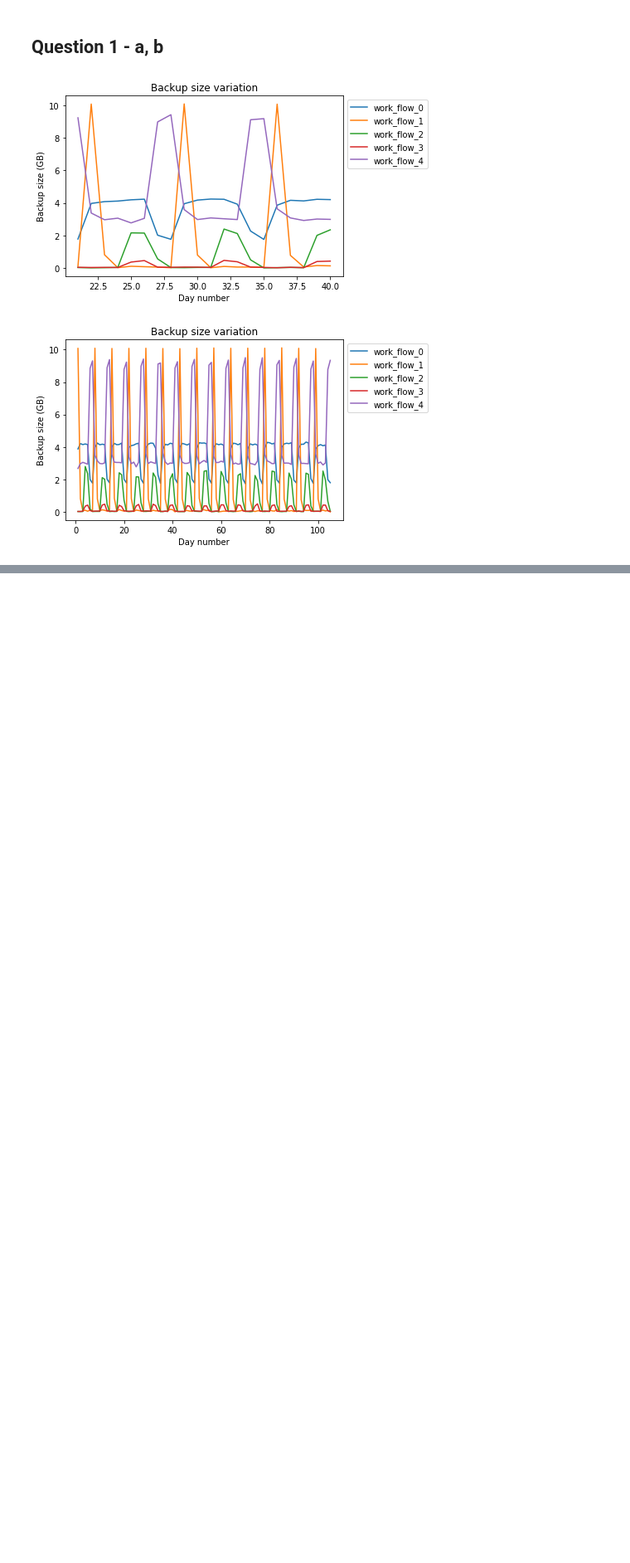
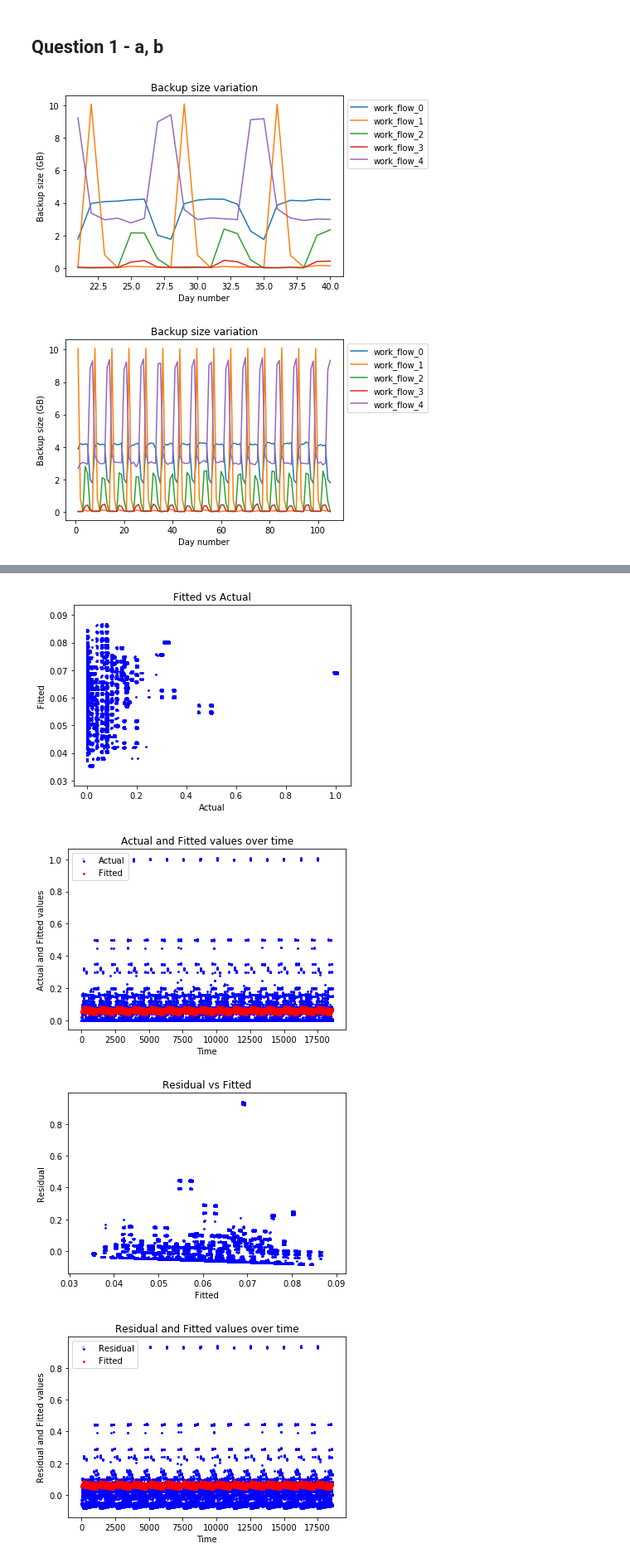
Before and after one commit to TSatyaVasanthReddy/RegressionAnalysis, a Jupyter notebook: Project4vFinal.ipynb, the cells around one changed output, grey strips where cells are left out. Shown at 83% size. Drawn from its saved outputs; the diff is of its cells as text; code cells hidden in the pictures; blank space fills up the shorter version.

```diff
--- a/Project4vFinal.ipynb
+++ b/Project4vFinal.ipynb
@@ -56,0 +136,23 @@ plot_dataset(first105)
+# %%
+def plot_graph(x,y,xlabel,ylabel,title):
+    plt.title(title)
+    plt.xlabel(xlabel)
+    plt.ylabel(ylabel)
+    plt.scatter(x, y, color='blue', lw=1, label=y,s=3)
+    #plt.plot([y.min(), y.max()], [0,0], 'k--', lw=4)
+    plt.show()
+# %%
+def plot_graph_time(y1,y2,y1label,y2label,ylabel,title):
+    plt.title(title)
+    plt.scatter(np.arange(y1.shape[0]), y1, color='blue', label=y1label,s=3)
+    plt.scatter(np.arange(y1.shape[0]), y2, color='red', label=y2label,s=3)
+    plt.xlabel('Time')
+    plt.ylabel(ylabel)
+    plt.legend(loc='upper left')
+    plt.show()
+# %%
+regressor = LinearRegression()
+avg_tr,avg_ts,bestModel = perform_10fold(X,y,regressor)
+print("------------------------------")
+print("Average Training RMSE : ",avg_tr)
+print("Average Test RMSE : ",avg_ts)
@@ -56,0 +177,12 @@ plot_dataset(first105)
+# %%
+predicted = bestModel.predict(X)
+# %%
+plot_graph(y,predicted,"Actual","Fitted","Fitted vs Actual")
+plot_graph_time(y,predicted,"Actual","Fitted","Actual and Fitted values","Actual and Fitted values over time")
+plot_graph(predicted,y-predicted,"Fitted","Residual","Residual vs Fitted")
+plot_graph_time(y-predicted,predicted,"Residual","Fitted","Residual and Fitted values","Residual and Fitted values over time")
+# %% [output]
+[figure, added]
+[figure, added]
+[figure, added]
+[figure, added]
```
Also changed, not shown: parts of 57 cells of this notebook.
